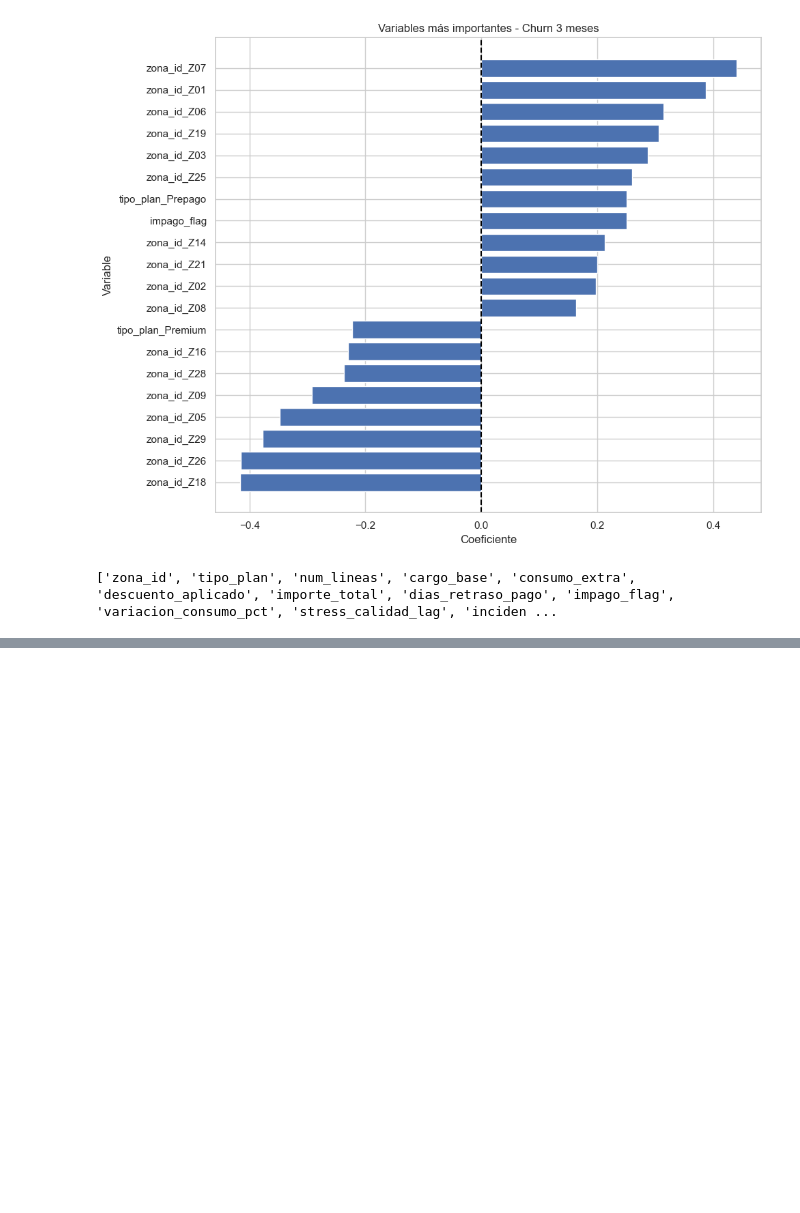
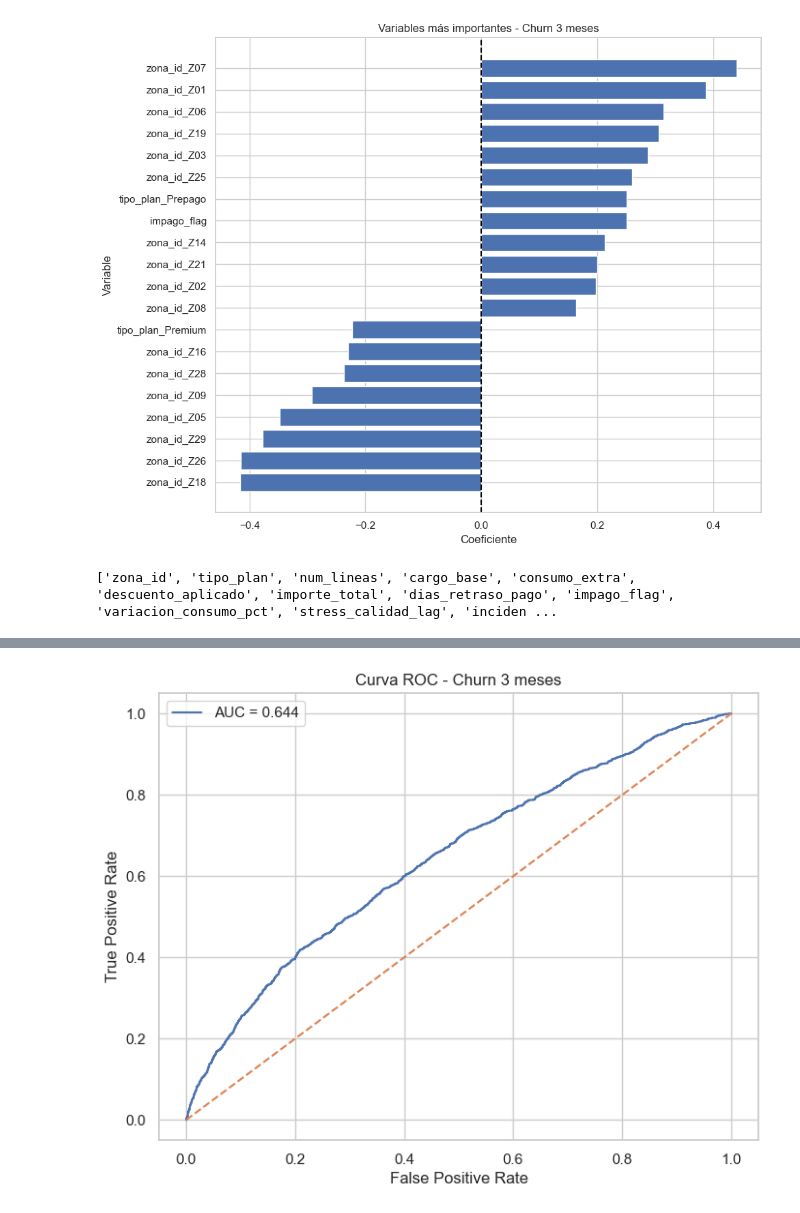
Before and after one commit to ancarmar03-create/UCV-Churn, a Jupyter notebook: notebooks/modelo1.ipynb, the cells around one changed output, grey strips where cells are left out. Saved outputs shown, nothing was run; the diff lists cells and outputs as text; code cells hidden in the pictures; blank space fills up the shorter version.

```diff
--- a/notebooks/modelo1.ipynb
+++ b/notebooks/modelo1.ipynb
@@ -2260,0 +2265,4 @@ print(X.columns.tolist())
+# %%
+df_modelo_temp = df_modelo_temp.sort_values(
+    ['cliente_id','mes']
+)
@@ -2260,0 +2367,28 @@ print(X.columns.tolist())
+# %%
+features = [
+    'zona_id',
+    'tipo_plan',
+    'num_lineas',
+    'cargo_base',
+    'consumo_extra',
+    'descuento_aplicado',
+    'importe_total',
+    'dias_retraso_pago',
+    'impago_flag',
+    'variacion_consumo_pct',
+    'stress_calidad_lag',
+    'incidencia_masiva_lag',
+    'num_interacciones',
+    'duracion_media',
+    'pct_resuelto',
+    'satisfaccion_media',
+
+    'importe_3m',
+    'retraso_3m',
+    'impagos_3m',
+    'interacciones_3m',
+    'satisfaccion_3m'
+]
+
+X = df_modelo_temp[features]
+y = df_modelo_temp['churn_3m']
@@ -2260,0 +2480,14 @@ print(X.columns.tolist())
+# %%
+fpr, tpr, _ = roc_curve(y_test, y_prob)
+
+plt.figure(figsize=(8,6))
+plt.plot(fpr, tpr, label=f'AUC = {roc_auc:.3f}')
+plt.plot([0,1],[0,1],'--')
+plt.xlabel('False Positive Rate')
+plt.ylabel('True Positive Rate')
+plt.title('Curva ROC - Churn 3 meses')
+plt.legend()
+plt.grid(True)
+plt.show()
+# %% [output]
+[figure, added]
```
Also changed, not shown: parts of 29 cells of this notebook.
